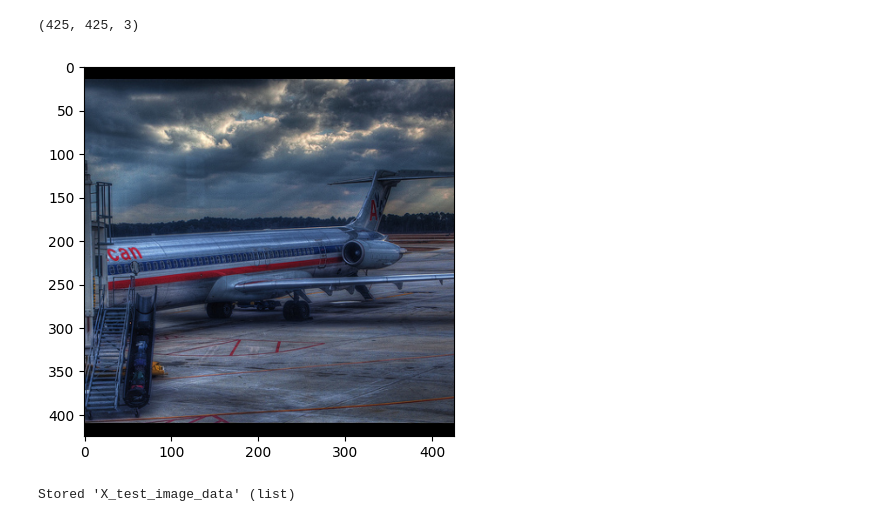
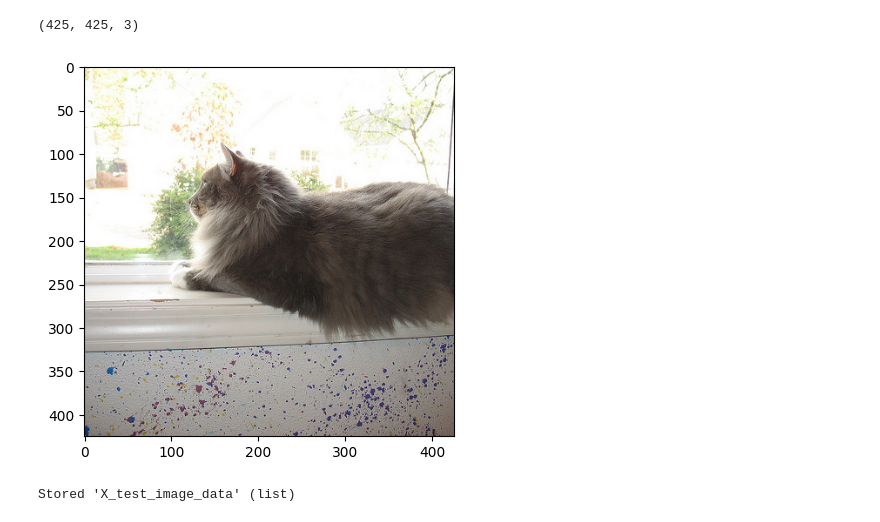
Before and after one commit to nik-bond/MindSee, a Jupyter notebook: notebooks/Subject_01/Train_and_test_image_dataset_subject_01.ipynb, the cells around one changed output. Drawn from its saved outputs; the diff is of its cells as text; code cells hidden in the pictures.

```diff
--- a/notebooks/Subject_01/Train_and_test_image_dataset_subject_01.ipynb
+++ b/notebooks/Subject_01/Train_and_test_image_dataset_subject_01.ipynb
@@ -3,7 +3,7 @@ import numpy as np
 import h5py
 import matplotlib.pyplot as plt
 # %%
-filename = 'nsd_stimuli.hdf5'
+filename = '../../raw_data/nsd_stimuli.hdf5'
 f1 = h5py.File(filename,'r+')
 # %%
 image_data = f1['imgBrick']
@@ -12,7 +12,7 @@ image_data
 # %% [output]
 <HDF5 dataset "imgBrick": shape (73000, 425, 425, 3), type "|u1">
 # %%
-train_data_indices = np.load('subj01_nsd_train_stim_list1.npy')
+train_data_indices = np.load('../../raw_data/subj01_nsd_train_stim_list1.npy')
 # %%
 train_data_indices
 # %% [output]
@@ -34,7 +52,7 @@ len(X_train_image_data)
 # %% [output]
 8859
 # %%
-test_data_indices = np.load('../Model/nsd_test_stim_list1.npy')
+test_data_indices = np.load('../../raw_data/nsd_test_stim_list1.npy')
 # %%
 test_data_indices
 # %% [output]
@@ -119,11 +137,11 @@ X_test_image_data[1].shape
 # %% [output]
 (425, 425, 3)
 # %%
-image = X_test_image_data[1]
+image = X_test_image_data[17]
 plt.imshow(image)
 plt.show()
 # %% [output]
-[figure, old version]
+[figure, new version]
 # %%
 %store X_test_image_data
 # %% [output]
```
Also changed, not shown: parts of 2 cells of this notebook.
